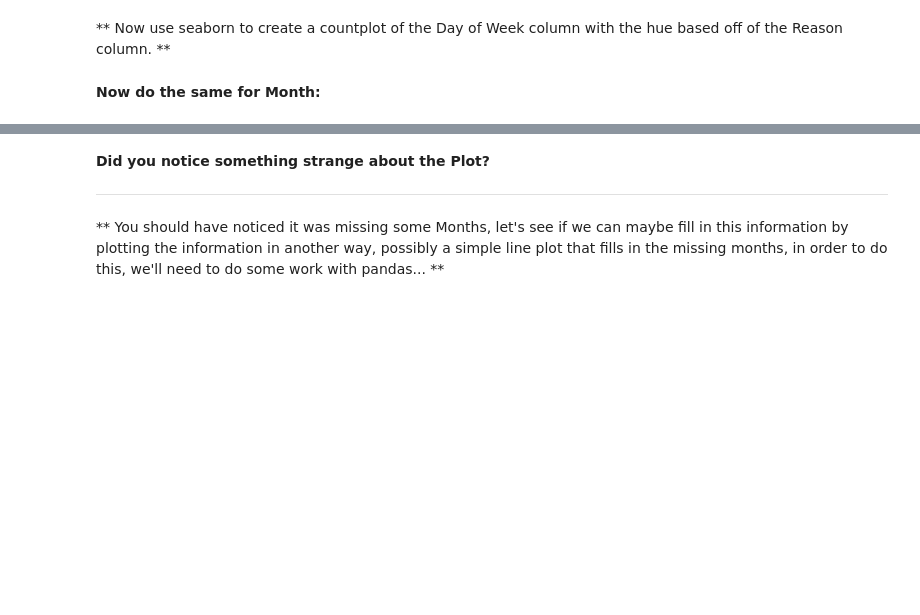
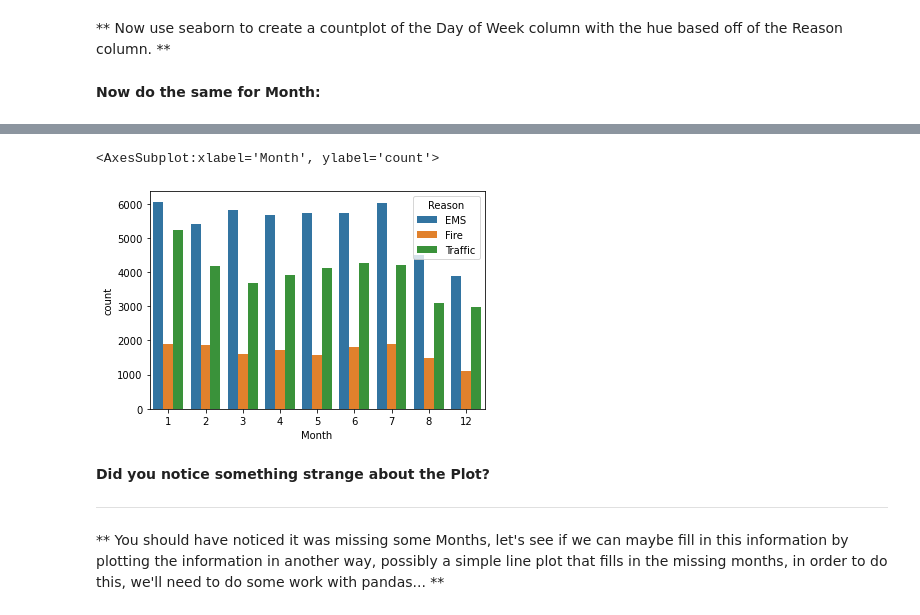
Before and after one commit to LukaszBijak/Python, a Jupyter notebook: Python for Data Science and Machine Learning/01-911 Calls Data Capstone Project.ipynb, the cells around one changed output, grey strips where cells are left out. Drawn from its saved outputs; the diff is of its cells as text; code cells hidden in the pictures; blank space fills up the shorter version.

```diff
--- a/Python for Data Science and Machine Learning/01-911 Calls Data Capstone Project.ipynb
+++ b/Python for Data Science and Machine Learning/01-911 Calls Data Capstone Project.ipynb
@@ -214,3 +208,12 @@ sns.countplot(x='Day_of_week', hue='Reason', data=df)
+# %%
+df['Month'] = df['timeStamp'].apply(lambda row: row.month)
+# %%
+df['Hour'] = df['timeStamp'].apply(lambda row: row.hour)
+# %%
+sns.countplot(x='Month', hue='Reason', data=df)
+# %% [output]
+<AxesSubplot:xlabel='Month', ylabel='count'>
+[figure, added]
 # %% [markdown]
 **Did you notice something strange about the Plot?**
 
```
Also changed, not shown: parts of 21 cells of this notebook.
